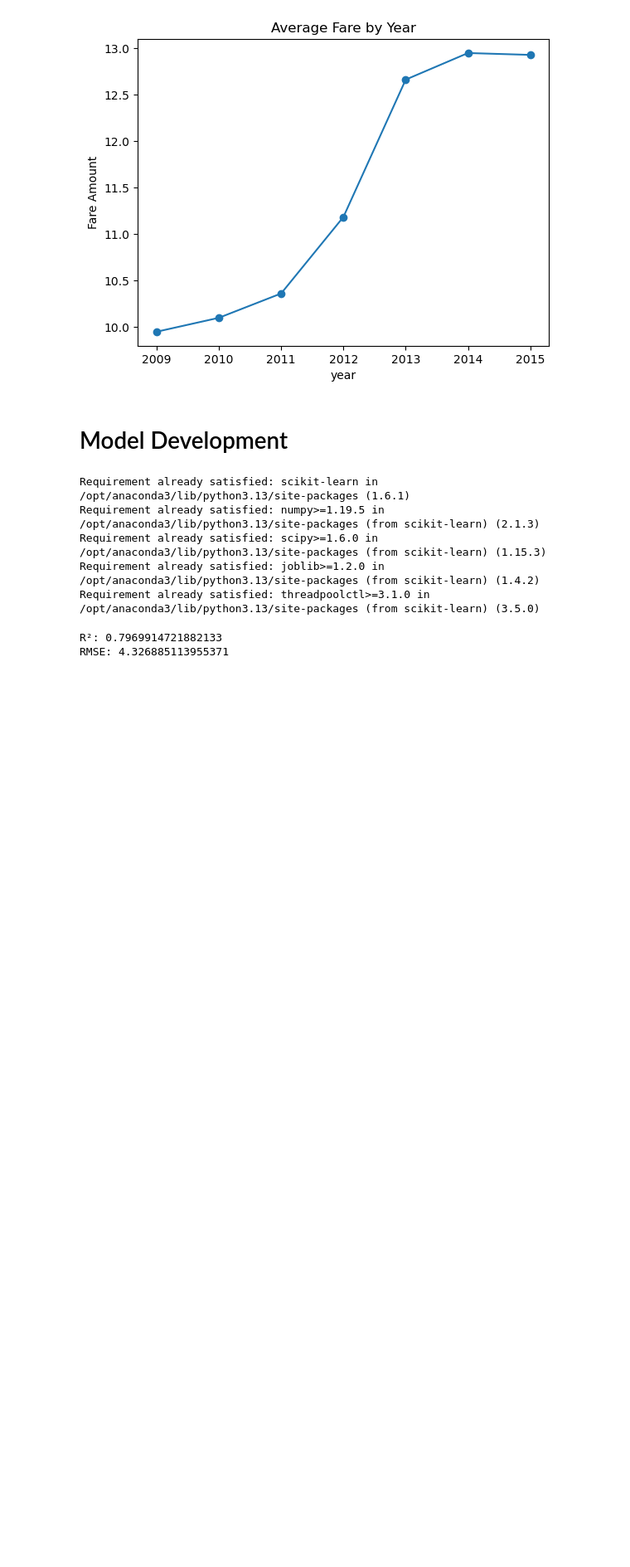
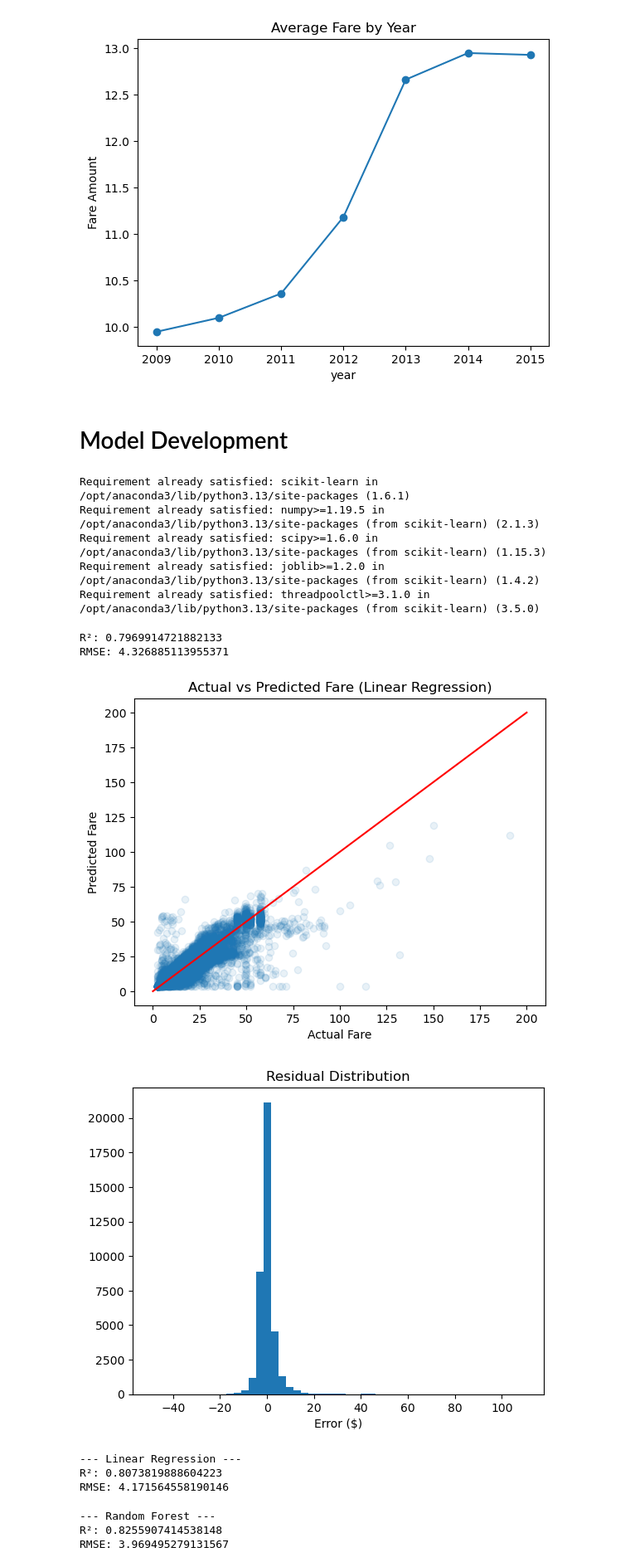
Before and after one commit to ZAKXIES2006/UBER-RIDE-PRICE-PREDICTION, a Jupyter notebook: UberPricePredictor.ipynb, the cells around one changed output. Shown at 83% size. Cells and saved outputs as stored; diff of their text form; code cells hidden in the pictures; blank space fills up the shorter version.

Commit message:
implemented multiple linear regression and then implemente d Random Forest Algorithm

```diff
--- a/UberPricePredictor.ipynb
+++ b/UberPricePredictor.ipynb
@@ -295,3 +295,51 @@ print('RMSE:', np.sqrt(mean_squared_error(y_test, prediction)))
 # %% [output]
 R²: 0.7969914721882133
 RMSE: 4.326885113955371
+# %%
+plt.scatter(y_test, prediction, alpha=0.1)
+plt.xlabel('Actual Fare')
+plt.ylabel('Predicted Fare')
+plt.title('Actual vs Predicted Fare (Linear Regression)')
+plt.plot([0, 200], [0, 200], color='red')
+plt.show()
+
+# Residuals (errors)
+residuals = y_test - prediction
+plt.hist(residuals, bins=50)
+plt.xlabel('Error ($)')
+plt.title('Residual Distribution')
+plt.show()
+# %% [output]
+[figure, added]
+[figure, added]
+# %%
+# Features and target
+X = df1.drop(columns=['fare_amount'])
+y = df1['fare_amount']
+
+# Split
+X_train, X_test, y_train, y_test = train_test_split(X, y, test_size=0.2, random_state=42)
+
+# Linear Regression
+lr_model = LinearRegression()
+lr_model.fit(X_train, y_train)
+lr_pred = lr_model.predict(X_test)
+print('--- Linear Regression ---')
+print('R²:', r2_score(y_test, lr_pred))
+print('RMSE:', np.sqrt(mean_squared_error(y_test, lr_pred)))
+# %% [output]
+--- Linear Regression ---
+R²: 0.8073819888604223
+RMSE: 4.171564558190146
+# %%
+# Random Forest
+rf_model = RandomForestRegressor(n_estimators=100, random_state=42)
+rf_model.fit(X_train, y_train)
+rf_pred = rf_model.predict(X_test)
+print('\n--- Random Forest ---')
+print('R²:', r2_score(y_test, rf_pred))
+print('RMSE:', np.sqrt(mean_squared_error(y_test, rf_pred)))
+# %% [output]
+--- Random Forest ---
+R²: 0.8255907414538148
+RMSE: 3.969495279131567
```
Also changed, not shown: parts of 2 cells of this notebook.
